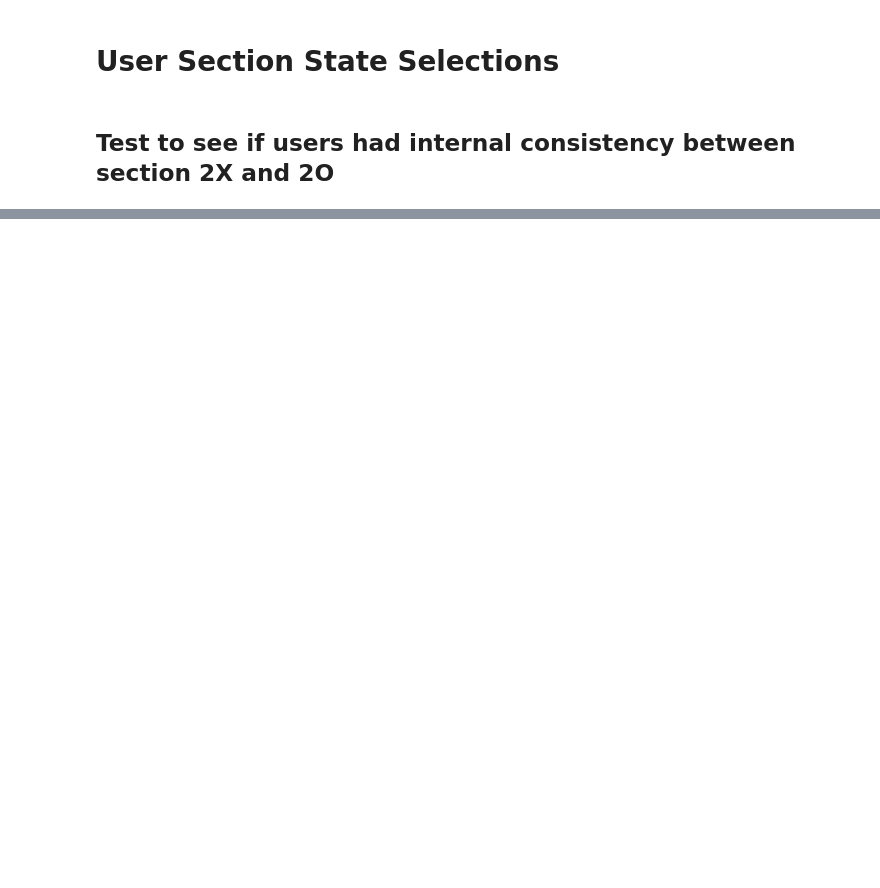
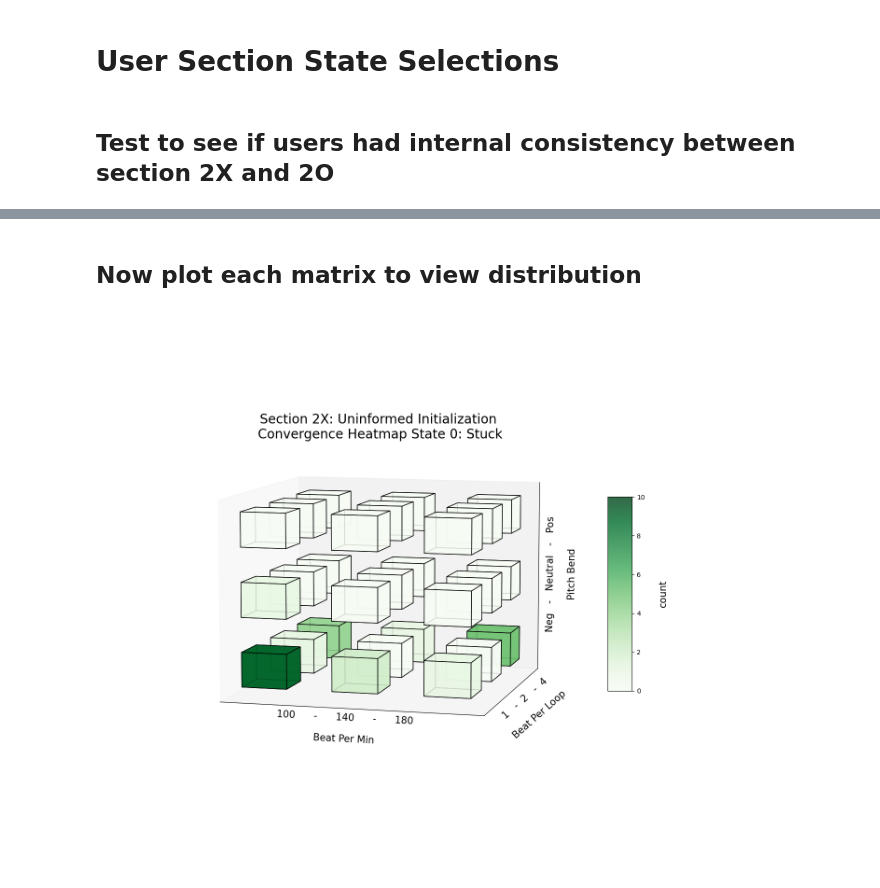
Before and after one commit to liamreneroy/RL_audio, a Jupyter notebook: notebooks/matrix_plotter.ipynb, the cells around one changed output, grey strips where cells are left out. Saved outputs shown, nothing was run; the diff lists cells and outputs as text; code cells hidden in the pictures; blank space fills up the shorter version.

Commit message:
added histogram plots

```diff
--- a/notebooks/matrix_plotter.ipynb
+++ b/notebooks/matrix_plotter.ipynb
@@ -52,12 +54,16 @@ def explode(data):
     exploded[::2, ::2, ::2] = data
     return exploded
 
-def plot_3d_array(vox_array, save_str, title_str, plotter=True, norm_min=-10, norm_max=10, scale_label="action value"):
+def plot_3d_array(vox_array, save_str, title_str, plotter=True, norm_min=-10, norm_max=10, scale_label="action value", colour_map="RdYlGn"):
     ''' Plots a 3D array using voxels.
         vox_array = your 3D aray as a .npz file
         save_str  = what you want the filename to be saved as
         title_str = the title for your plot
-        plotter   = whether you want the plot saved (None) or plotted in this notebook (True)'''
+        plotter   = whether you want the plot saved (None) or plotted in this notebook (True)
+        norm_min  = what the minimum on scale is
+        norm_max  = what the maximum on scale is
+        scale_label = obvious
+        colour_map = how the colour is mapped - see link: https://matplotlib.org/stable/tutorials/colors/colormaps.html'''
 
 
     # Create the figure
@@ -87,7 +93,7 @@ def plot_3d_array(vox_array, save_str, title_str, plotter=True, norm_min=-10, no
 
 
     # Define the colour map
-    cmap = plt.get_cmap("RdYlGn")
+    cmap = plt.get_cmap(colour_map)
     # norm= plt.Normalize(vox_array.min(), vox_array.max())
     norm= plt.Normalize(norm_min, norm_max)
 
@@ -108,7 +114,7 @@ def plot_3d_array(vox_array, save_str, title_str, plotter=True, norm_min=-10, no
     # To get the colour bar (note scatter size is set to zero - workaround since no cbar w/ voxels)
     counter = range(3)
     x,y,z = np.meshgrid(counter, counter, counter)
-    scatter_cube = ax.scatter(x,y,z, c=vox_array.flat, cmap=plt.get_cmap("RdYlGn"), s=0, alpha=0.8, linewidths=2, edgecolors="black", vmin=norm_min, vmax=norm_max)
+    scatter_cube = ax.scatter(x,y,z, c=vox_array.flat, cmap=plt.get_cmap(colour_map), s=0, alpha=0.8, linewidths=2, edgecolors="black", vmin=norm_min, vmax=norm_max)
     cbar = fig.colorbar(scatter_cube, shrink=0.45, orientation="vertical", aspect=8, pad=0.05) # Add a color bar
     cbar.minorticks_off()
     cbar.set_label(f'\n{scale_label}', rotation=90, size=15)
@@ -591,0 +860,26 @@ get_user_section_state_idxs(3)
+# %% [markdown]
+## Now plot each matrix to view distribution
+# %%
+sect2X_st0_hist_matrix_save = "user_data/user_all/heatmaps/sect2X_st0_conv_heatmap.png"
+sect2X_st0_hist_matrix_title = "Section 2X: Uninformed Initialization \nConvergence Heatmap State 0: Stuck"
+
+sect2X_st1_hist_matrix_save = "user_data/user_all/heatmaps/sect2X_st1_conv_heatmap.png"
+sect2X_st1_hist_matrix_title = "Section 2X: Uninformed Initialization \nConvergence Heatmap State 1: Accomplished"
+
+sect2X_st2_hist_matrix_save = "user_data/user_all/heatmaps/sect2X_st2_conv_heatmap.png"
+sect2X_st2_hist_matrix_title = "Section 2X: Uninformed Initialization \nConvergence Heatmap State 2: Progressing"
+
+sect2O_st0_hist_matrix_save = "user_data/user_all/heatmaps/sect2O_st0_conv_heatmap.png"
+sect2O_st0_hist_matrix_title = "Section 2O: Informed Initialization \nConvergence Heatmap State 0: Stuck"
+
+sect2O_st1_hist_matrix_save = "user_data/user_all/heatmaps/sect2O_st1_conv_heatmap.png"
+sect2O_st1_hist_matrix_title = "Section 2O: Informed Initialization \nConvergence Heatmap State 1: Accomplished"
+
+sect2O_st2_hist_matrix_save = "user_data/user_all/heatmaps/sect2O_st2_conv_heatmap.png"
+sect2O_st2_hist_matrix_title = "Section 2O: Informed Initialization \nConvergence Heatmap State 2: Progressing"
+# %%
+
+# sect2X_st0_hist_matrix
+plot_3d_array(sect2X_st0_hist_matrix, sect2X_st0_hist_matrix_save, sect2X_st0_hist_matrix_title, plotter=True, norm_min=0, norm_max=10, scale_label="count", colour_map='Greens')
+# %% [output]
+[figure, added]
```
Also changed, not shown: parts of 26 cells of this notebook, 42 other files.
